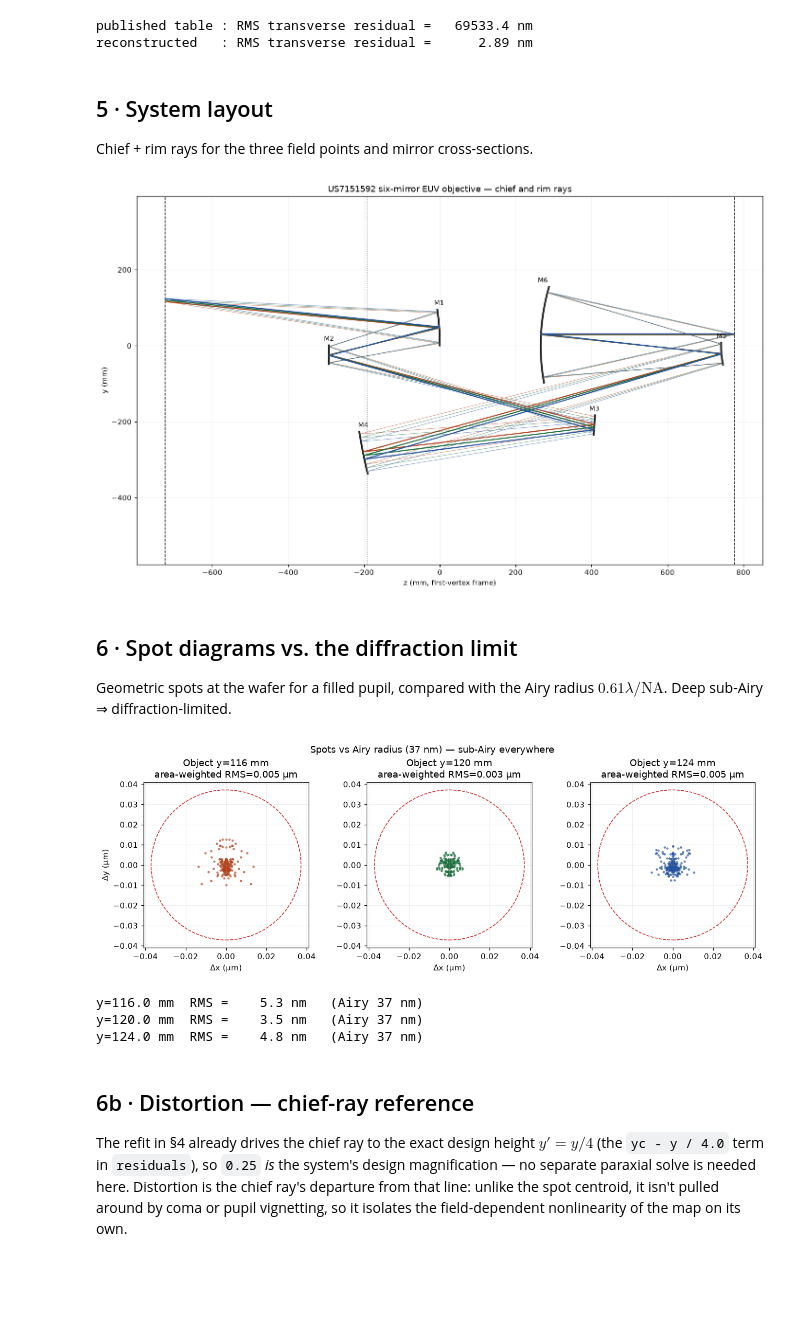
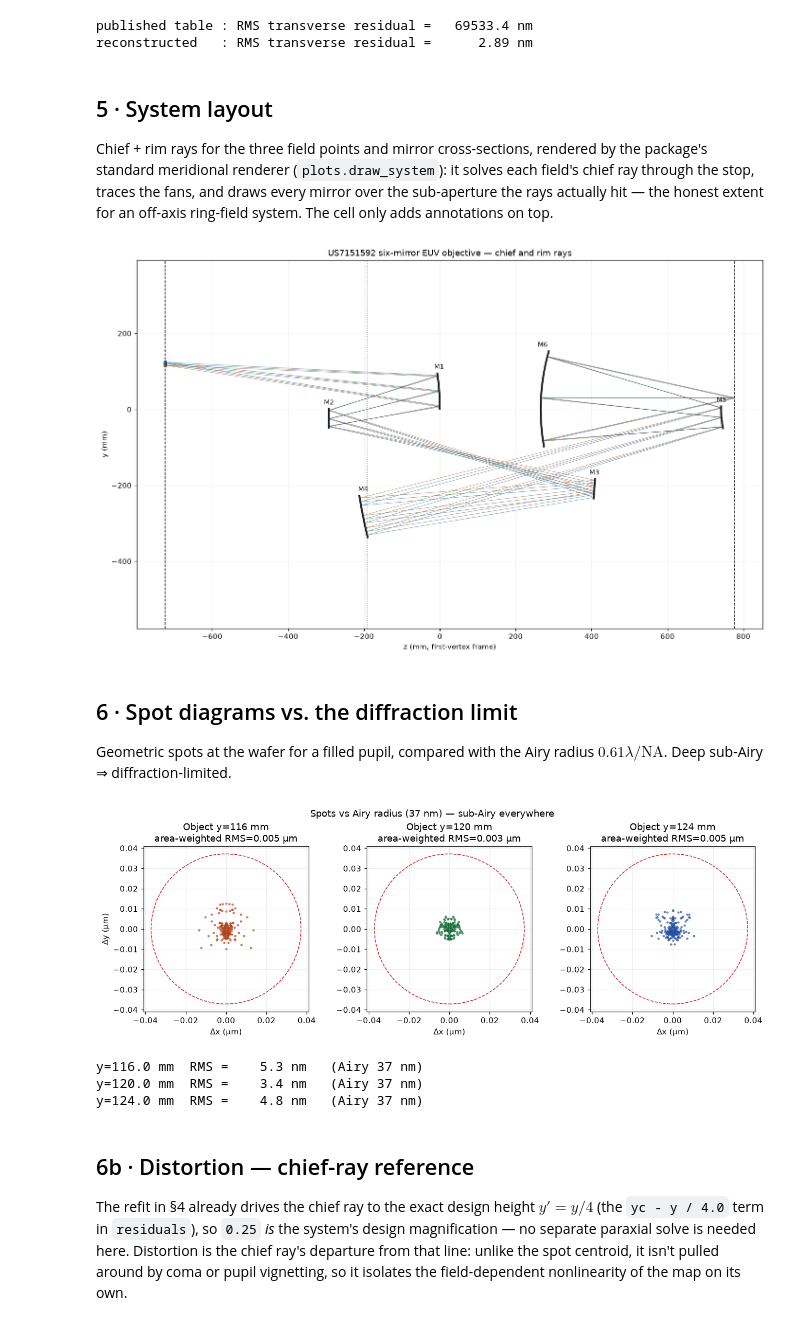
Before and after one commit to blancusjh/geometrical-raytracer, a Jupyter notebook: examples/notebooks/euv_six_mirror.ipynb, the cells around one changed output. Saved outputs shown, nothing was run; the diff lists cells and outputs as text; code cells hidden in the pictures; blank space fills up the shorter version.

```diff
--- a/examples/notebooks/euv_six_mirror.ipynb
+++ b/examples/notebooks/euv_six_mirror.ipynb
@@ -227,36 +227,33 @@ reconstructed   : RMS transverse residual =      2.89 nm
 # %% [markdown]
 ## 5 · System layout
 
-Chief + rim rays for the three field points and mirror cross-sections.
+Chief + rim rays for the three field points and mirror cross-sections,
+rendered by the package's standard meridional renderer
+(`plots.draw_system`): it solves each field's chief ray through the
+stop, traces the fans, and draws every mirror over the sub-aperture the
+rays actually hit — the honest extent for an off-axis ring-field system.
+The cell only adds annotations on top.
 # %%
 colors = {116.0: "#b3421b", 120.0: "#1a6e3c", 124.0: "#20509e"}
 fig, ax = plt.subplots(figsize=(13, 8))
-all_paths = []
-for y in FIELDS:
-    th = chief_ray_slope(tracer, FieldPoint(y=y), stop_index=STOP_INDEX,
-                         bracket=(-0.3, 0.05), scan=71)
-    for off, lw, al in [(0, 1.5, 1.0), (NAO, 0.7, 0.55), (-NAO, 0.7, 0.55)]:
-        r = trace_from_object(tracer, (0.0, y), (0.0, np.tan(np.arctan(th) + off)), keep_path=True)
-        all_paths.append(r.path)
-        path = r.path[~np.isnan(r.path[:, 2])]
-        ax.plot(path[:, 2], path[:, 1], color=colors[y], lw=lw, alpha=al, zorder=3)
+paths = plots.draw_system(
+    ax, system, fields=FIELDS, na=NAO, rays=3, stop_index=STOP_INDEX,
+    field_colors=[colors[y] for y in FIELDS], image_plane=False)
 
-# Mirrors drawn over the sub-aperture the rays actually use: this is an
-# off-axis ring-field system, so an on-axis symmetric cap would not touch
-# the real reflection points.
-for count, z, h in plots.mirror_arcs_from_paths(system, np.stack(all_paths)):
-    ax.plot(z, h, color="#202020", lw=2.5, zorder=2)
-    ax.annotate(f"M{count}", (float(np.mean(z)), float(h[-1]) + 12), ha="center", fontsize=9)
-
+# Annotations over the standard rendering: mirror labels along the arcs
+# the rays used, and the object / stop / image planes.
+for count, z, h in plots.mirror_arcs_from_paths(system, paths):
+    ax.annotate(f"M{count}", (float(np.mean(z)), float(h[-1]) + 12),
+                ha="center", fontsize=9)
 ax.axvline(system.object_z, color="black", ls="--", lw=1)
 ax.axvline(system.image_z, color="black", ls="--", lw=1)
 ax.axvline(system.vertices[STOP_INDEX], color="#777", ls=":", lw=1)
 ax.set(xlabel="z (mm, first-vertex frame)", ylabel="y (mm)",
        title="US7151592 six-mirror EUV objective — chief and rim rays")
-ax.set_aspect("equal", adjustable="datalim"); ax.grid(alpha=0.15)
+ax.set_aspect("equal", adjustable="datalim")
 plt.tight_layout(); plt.show()
 # %% [output]
-[figure, old version]
+[figure, new version]
 # %% [markdown]
 ## 6 · Spot diagrams vs. the diffraction limit
 
@@ -281,7 +278,7 @@ for s in spots:
 # %% [output]
 [figure]
 y=116.0 mm  RMS =    5.3 nm   (Airy 37 nm)
-y=120.0 mm  RMS =    3.5 nm   (Airy 37 nm)
+y=120.0 mm  RMS =    3.4 nm   (Airy 37 nm)
 y=124.0 mm  RMS =    4.8 nm   (Airy 37 nm)
 # %% [markdown]
 ## 6b · Distortion — chief-ray reference
```
Also changed, not shown: parts of 2 cells of this notebook, 8 other files.
